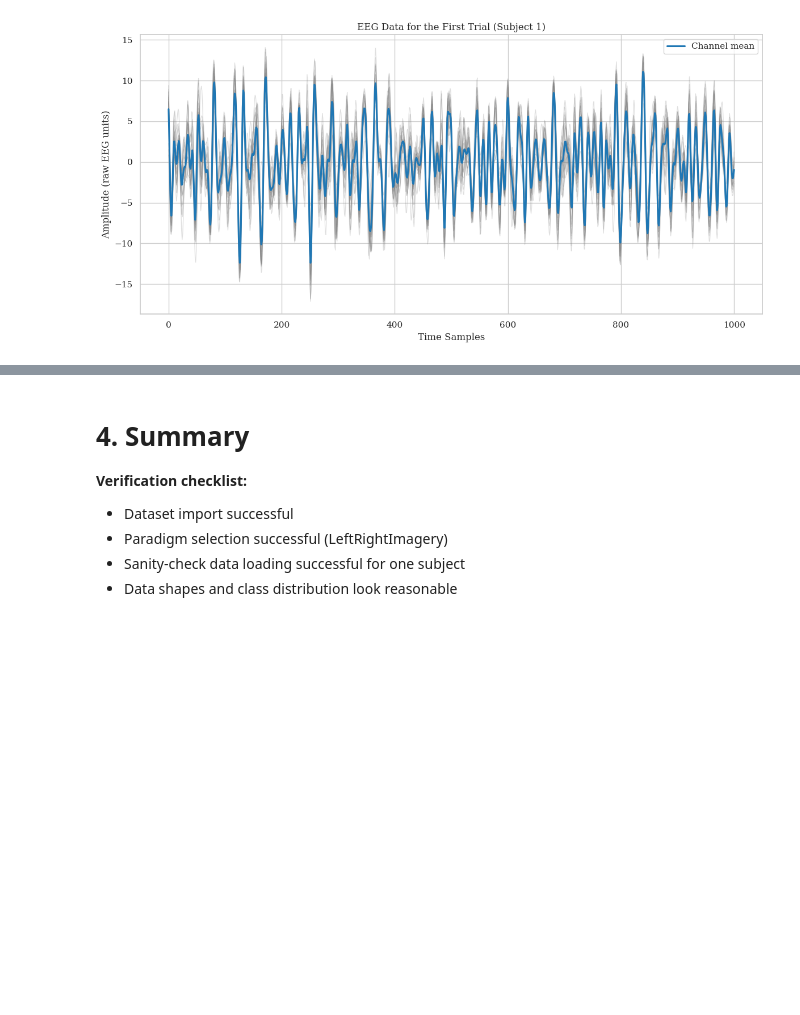
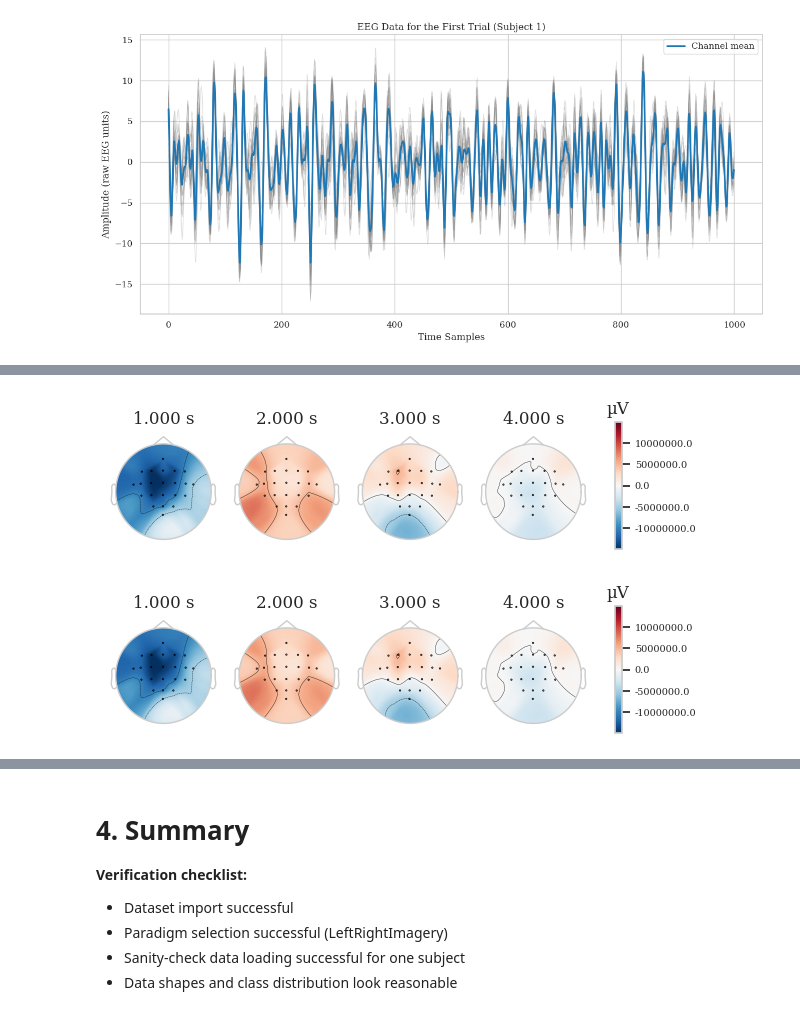
Before and after one commit to vadimegorov13/bci-inefficiency-analysis, a Jupyter notebook: src/01_dataset_check.ipynb, the cells around one changed output, grey strips where cells are left out. Cells and saved outputs as stored; diff of their text form; code cells hidden in the pictures; blank space fills up the shorter version.

```diff
--- a/src/01_dataset_check.ipynb
+++ b/src/01_dataset_check.ipynb
@@ -142,0 +172,5 @@ plt.show()
+# %%
+evoked.plot_topomap(times=[1.0, 2.0, 3.0, 4.0], ch_type="eeg")
+# %% [output]
+[figure, added]
+[figure, added]
```
Also changed, not shown: parts of 6 cells of this notebook.
